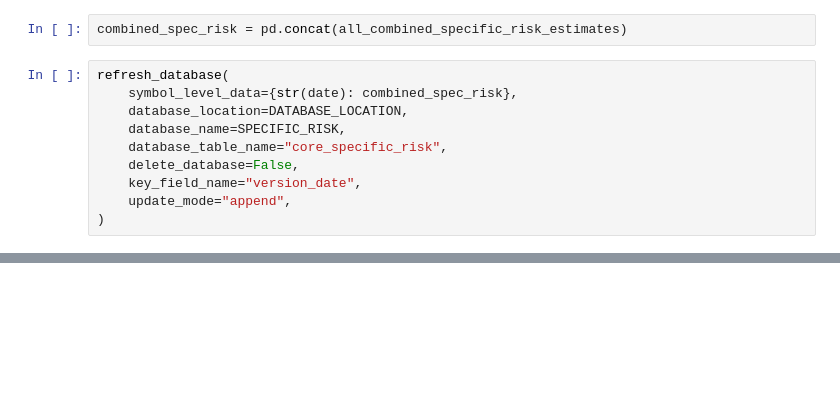
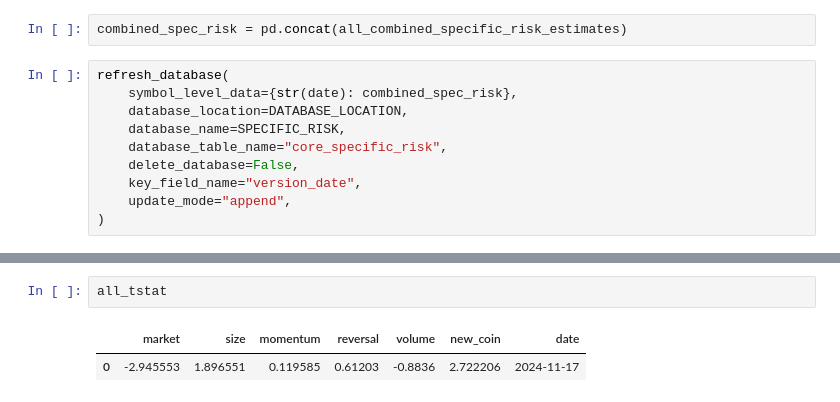
Before and after one commit to bebesi33/crypto_project, a Jupyter notebook: factor_model/scripts/database_update.ipynb, the cells around one changed output, grey strips where cells are left out. Drawn from its saved outputs; the diff is of its cells as text; blank space fills up the shorter version.

```diff
--- a/factor_model/scripts/database_update.ipynb
+++ b/factor_model/scripts/database_update.ipynb
@@ -510,0 +511,5 @@ all_model_summary
+# %%
+all_tstat
+# %% [output]
+|  | market | size | momentum | reversal | volume | new_coin | date |
+| 0 | -2.945553 | 1.896551 | 0.119585 | 0.61203 | -0.8836 | 2.722206 | 2024-11-17 |
```
Also changed, not shown: parts of 5 cells of this notebook, 1 other file.
